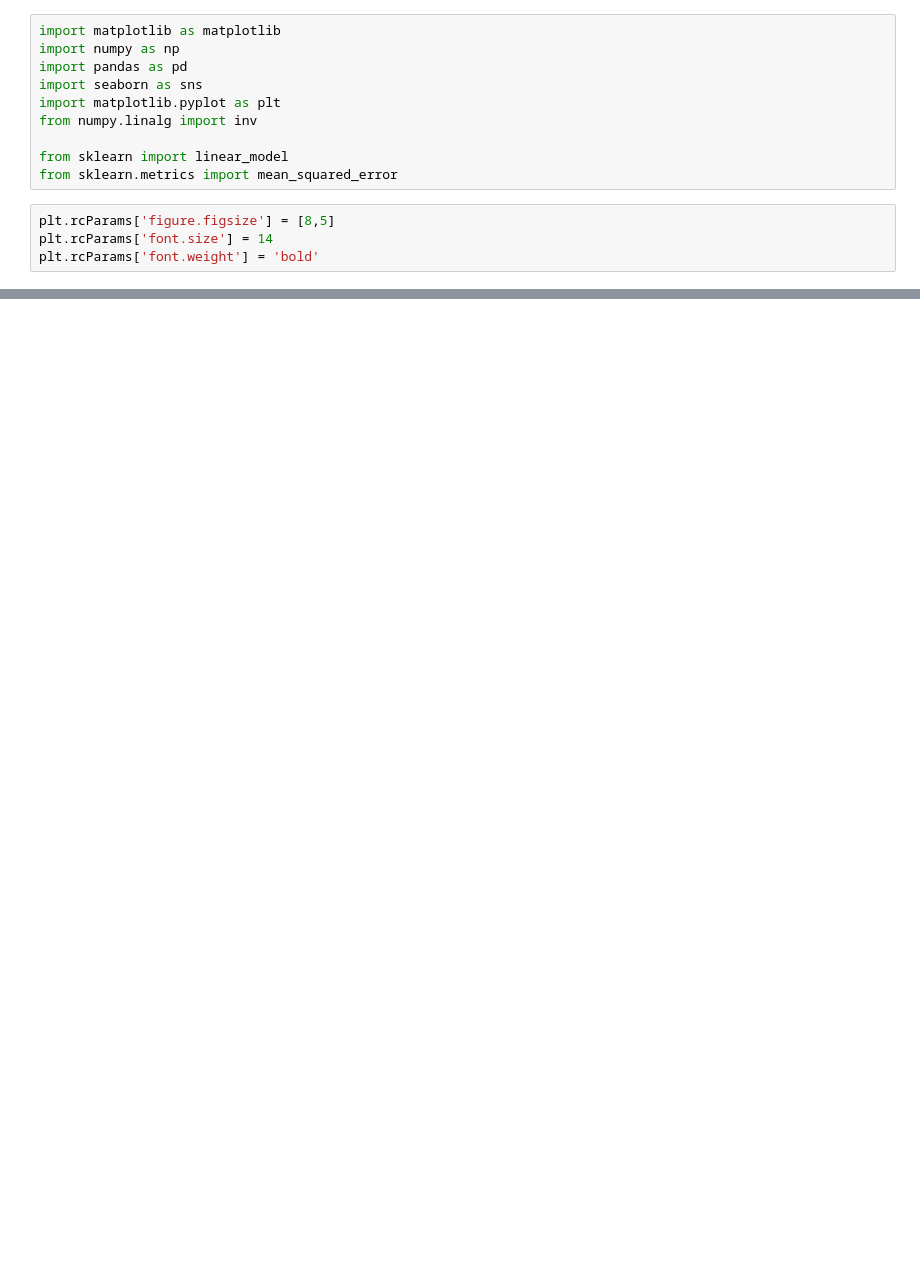
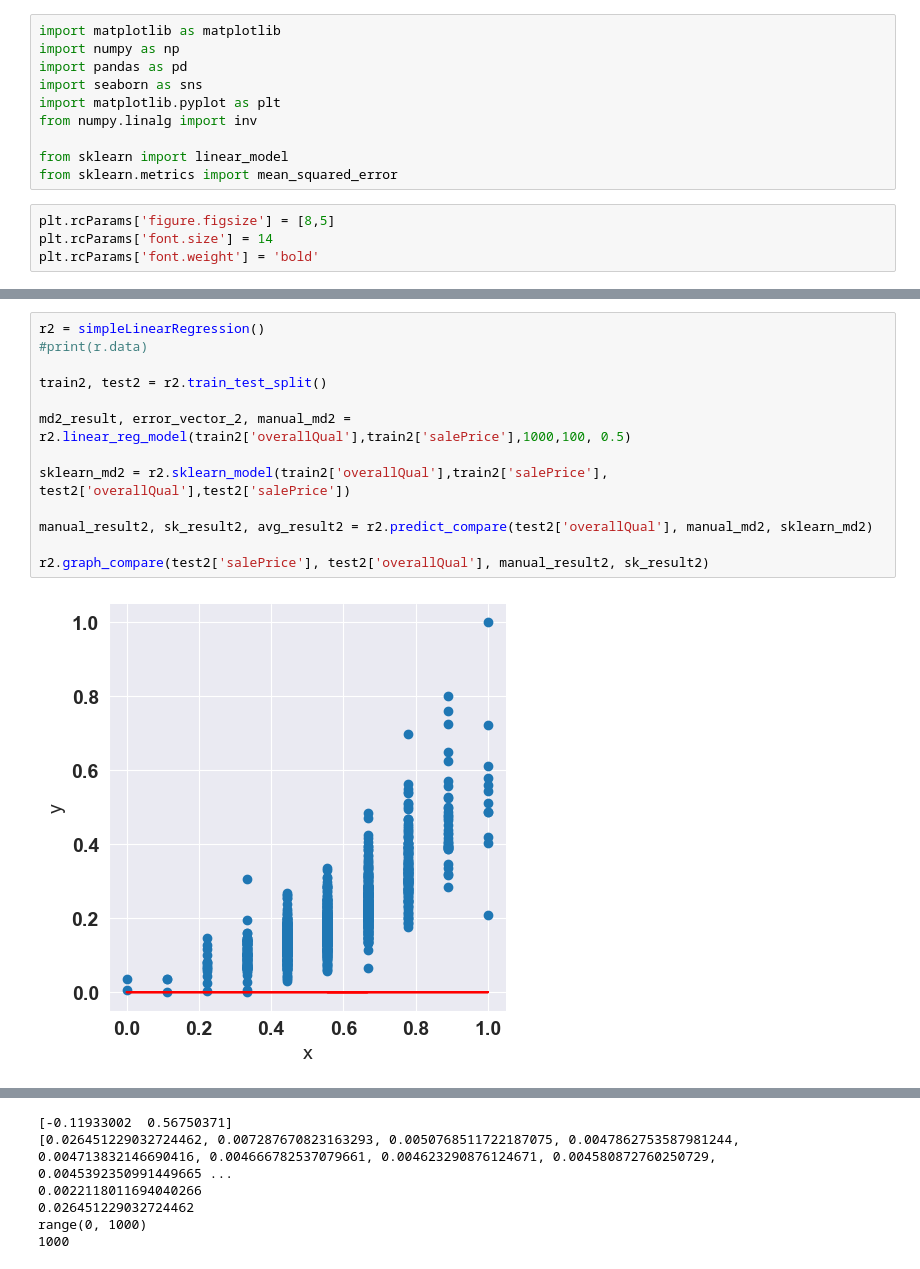
Before and after one commit to Imbravo/linearregression, a Jupyter notebook: linearregressionmodel.ipynb, the cells around one changed output, grey strips where cells are left out. Cells and saved outputs as stored; diff of their text form; blank space fills up the shorter version.

Commit message:
-Añadicion de segundo modelo

```diff
--- a/linearregressionmodel.ipynb
+++ b/linearregressionmodel.ipynb
@@ -194,0 +206,15 @@ range(0, 1000)
+# %%
+r2 = simpleLinearRegression()
+#print(r.data)
+
+train2, test2 = r2.train_test_split()
+
+md2_result, error_vector_2, manual_md2 = r2.linear_reg_model(train2['overallQual'],train2['salePrice'],1000,100, 0.5)
+
+sklearn_md2 = r2.sklearn_model(train2['overallQual'],train2['salePrice'], test2['overallQual'],test2['salePrice'])
+
+manual_result2, sk_result2, avg_result2 = r2.predict_compare(test2['overallQual'], manual_md2, sklearn_md2)
+
+r2.graph_compare(test2['salePrice'], test2['overallQual'], manual_result2, sk_result2)
+# %% [output]
+[figure, added]
@@ -194,0 +230,6 @@ range(0, 1000)
+[-0.11933002  0.56750371]
+[0.026451229032724462, 0.007287670823163293, 0.0050768511722187075, 0.0047862753587981244, 0.004713832146690416, 0.004666782537079661, 0.004623290876124671, 0.004580872760250729, 0.0045392350991449665 ...
+0.0022118011694040266
+0.026451229032724462
+range(0, 1000)
+1000
```
Also changed, not shown: parts of 2 cells of this notebook.
